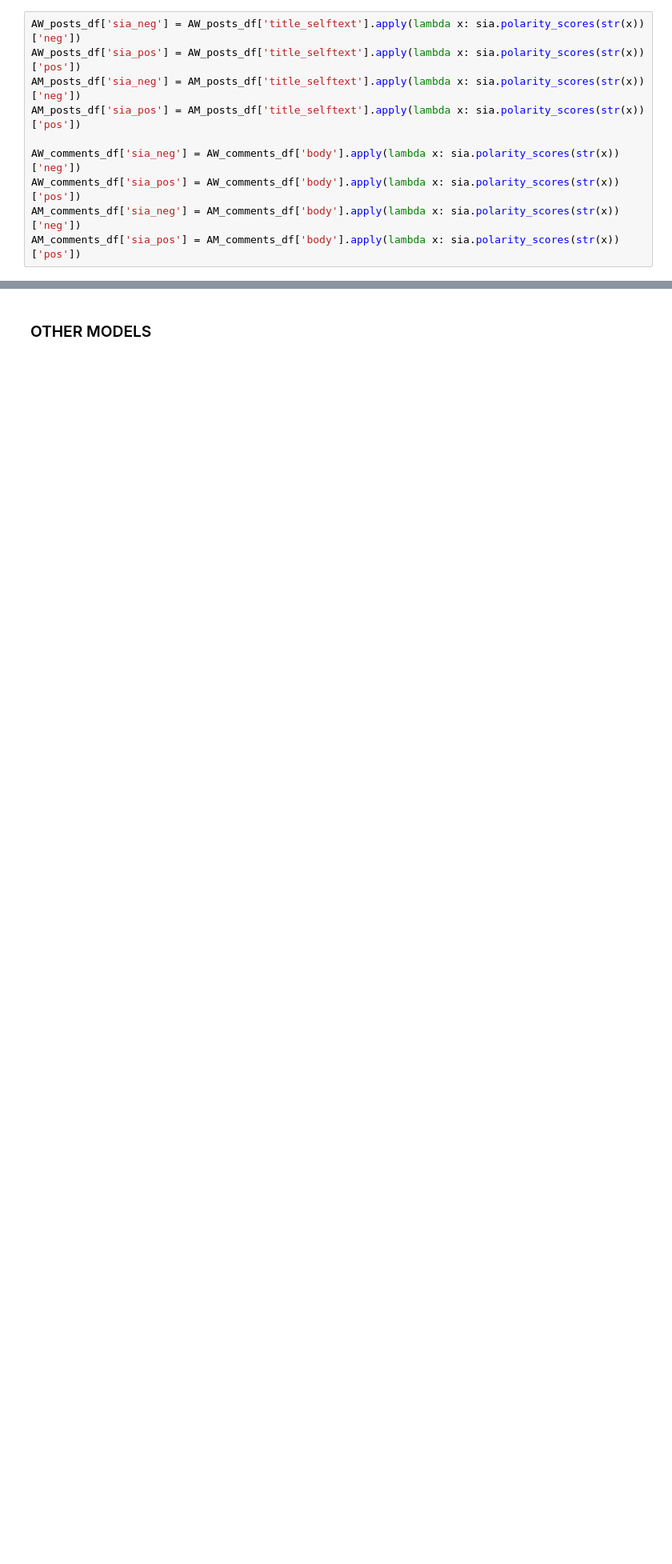
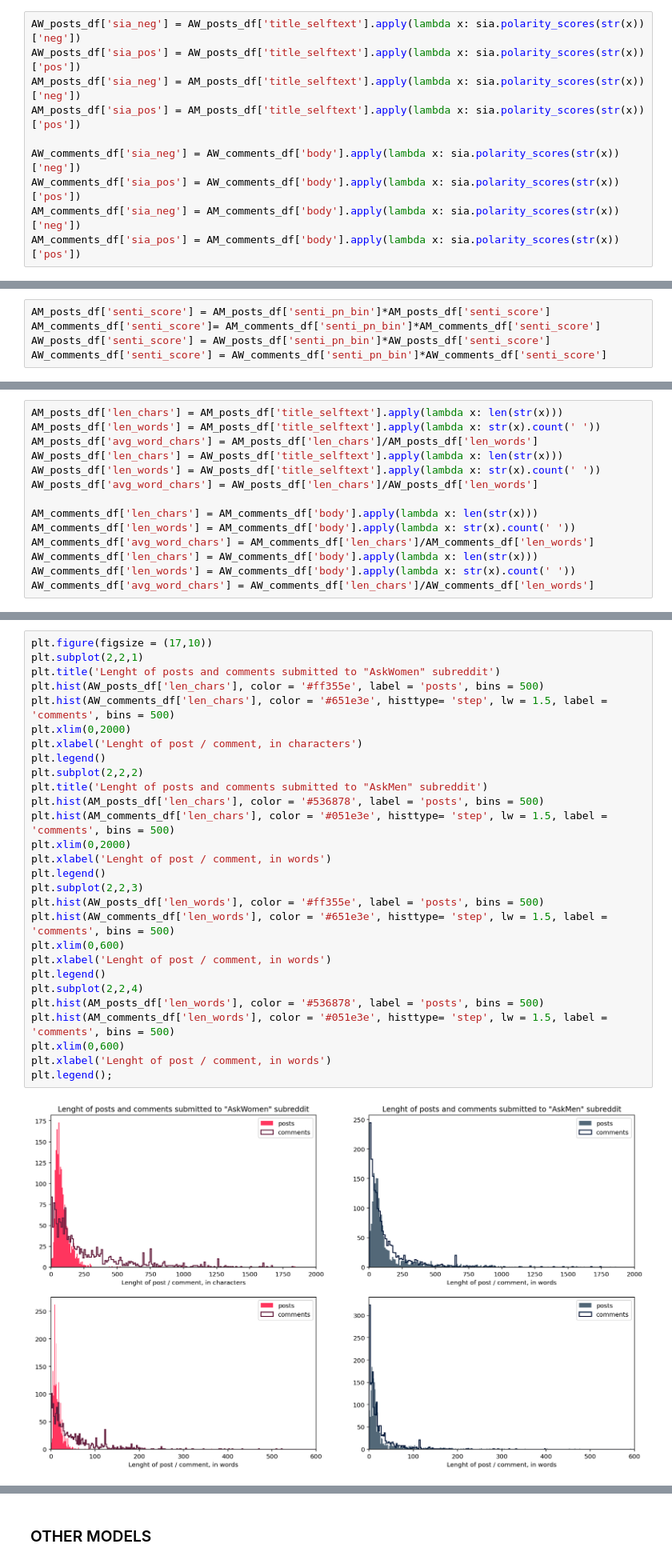
Before and after one commit to Marrrta/nlp_author_gender, a Jupyter notebook: Project_3-MartaLew-gender.ipynb, the cells around one changed output, grey strips where cells are left out. Shown at 80% size. Drawn from its saved outputs; the diff is of its cells as text; blank space fills up the shorter version.

```diff
--- a/Project_3-MartaLew-gender.ipynb
+++ b/Project_3-MartaLew-gender.ipynb
@@ -590,0 +337,5 @@ FreqDist({'I': 1728, 'removed': 619, 'like': 307, "'s": 276, "n't": 265, 'What':
+# %%
+AM_posts_df['senti_score'] = AM_posts_df['senti_pn_bin']*AM_posts_df['senti_score']
+AM_comments_df['senti_score']= AM_comments_df['senti_pn_bin']*AM_comments_df['senti_score']
+AW_posts_df['senti_score'] = AW_posts_df['senti_pn_bin']*AW_posts_df['senti_score']
+AW_comments_df['senti_score'] = AW_comments_df['senti_pn_bin']*AW_comments_df['senti_score']
@@ -590,0 +358,14 @@ FreqDist({'I': 1728, 'removed': 619, 'like': 307, "'s": 276, "n't": 265, 'What':
+# %%
+AM_posts_df['len_chars'] = AM_posts_df['title_selftext'].apply(lambda x: len(str(x)))
+AM_posts_df['len_words'] = AM_posts_df['title_selftext'].apply(lambda x: str(x).count(' '))
+AM_posts_df['avg_word_chars'] = AM_posts_df['len_chars']/AM_posts_df['len_words']
+AW_posts_df['len_chars'] = AW_posts_df['title_selftext'].apply(lambda x: len(str(x)))
+AW_posts_df['len_words'] = AW_posts_df['title_selftext'].apply(lambda x: str(x).count(' '))
+AW_posts_df['avg_word_chars'] = AW_posts_df['len_chars']/AW_posts_df['len_words']
+
+AM_comments_df['len_chars'] = AM_comments_df['body'].apply(lambda x: len(str(x)))
+AM_comments_df['len_words'] = AM_comments_df['body'].apply(lambda x: str(x).count(' '))
+AM_comments_df['avg_word_chars'] = AM_comments_df['len_chars']/AM_comments_df['len_words']
+AW_comments_df['len_chars'] = AW_comments_df['body'].apply(lambda x: len(str(x)))
+AW_comments_df['len_words'] = AW_comments_df['body'].apply(lambda x: str(x).count(' '))
+AW_comments_df['avg_word_chars'] = AW_comments_df['len_chars']/AW_comments_df['len_words']
@@ -590,0 +386,30 @@ FreqDist({'I': 1728, 'removed': 619, 'like': 307, "'s": 276, "n't": 265, 'What':
+# %%
+plt.figure(figsize = (17,10))
+plt.subplot(2,2,1)
+plt.title('Lenght of posts and comments submitted to "AskWomen" subreddit')
+plt.hist(AW_posts_df['len_chars'], color = '#ff355e', label = 'posts', bins = 500)
+plt.hist(AW_comments_df['len_chars'], color = '#651e3e', histtype= 'step', lw = 1.5, label = 'comments', bins = 500)
+plt.xlim(0,2000)
+plt.xlabel('Lenght of post / comment, in characters')
+plt.legend()
+plt.subplot(2,2,2)
+plt.title('Lenght of posts and comments submitted to "AskMen" subreddit')
+plt.hist(AM_posts_df['len_chars'], color = '#536878', label = 'posts', bins = 500)
+plt.hist(AM_comments_df['len_chars'], color = '#051e3e', histtype= 'step', lw = 1.5, label = 'comments', bins = 500)
+plt.xlim(0,2000)
+plt.xlabel('Lenght of post / comment, in words')
+plt.legend()
+plt.subplot(2,2,3)
+plt.hist(AW_posts_df['len_words'], color = '#ff355e', label = 'posts', bins = 500)
+plt.hist(AW_comments_df['len_words'], color = '#651e3e', histtype= 'step', lw = 1.5, label = 'comments', bins = 500)
+plt.xlim(0,600)
+plt.xlabel('Lenght of post / comment, in words')
+plt.legend()
+plt.subplot(2,2,4)
+plt.hist(AM_posts_df['len_words'], color = '#536878', label = 'posts', bins = 500)
+plt.hist(AM_comments_df['len_words'], color = '#051e3e', histtype= 'step', lw = 1.5, label = 'comments', bins = 500)
+plt.xlim(0,600)
+plt.xlabel('Lenght of post / comment, in words')
+plt.legend();
+# %% [output]
+[figure, added]
```
Also changed, not shown: parts of 223 cells of this notebook.
